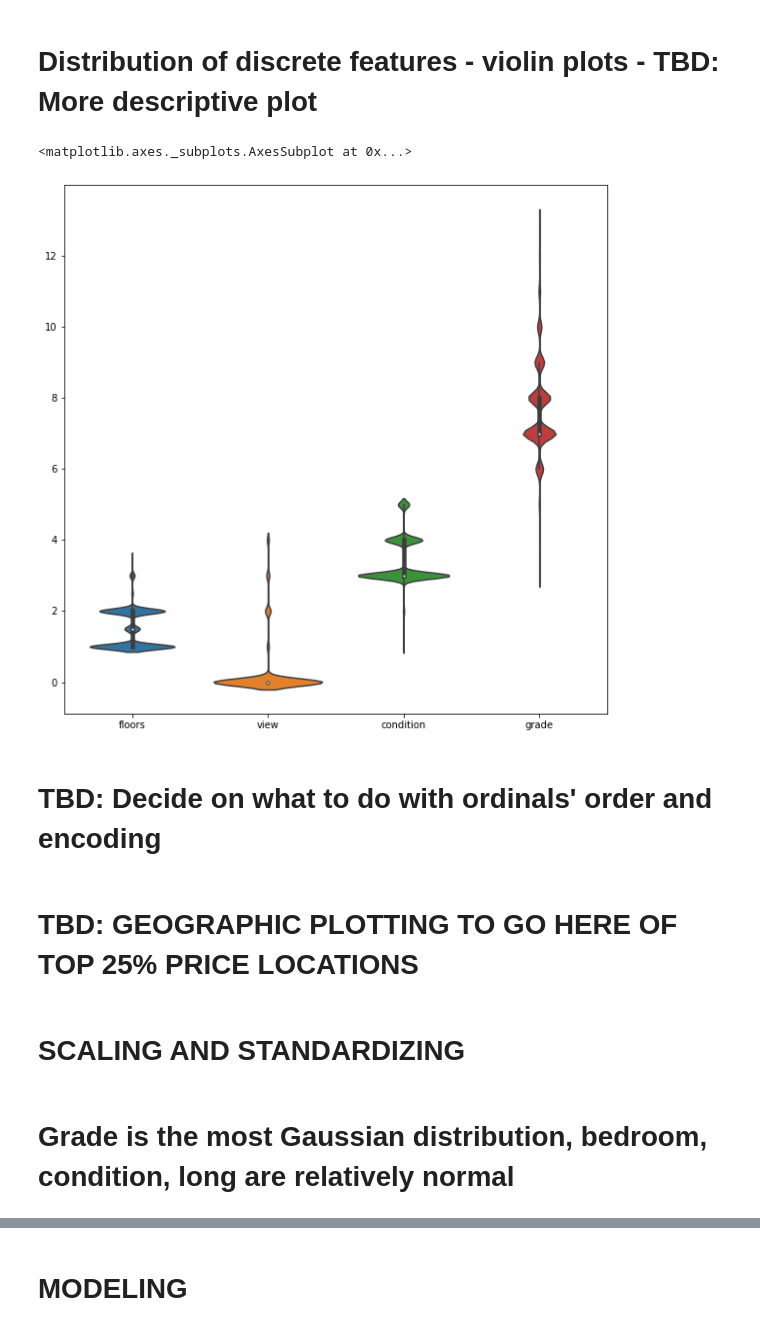
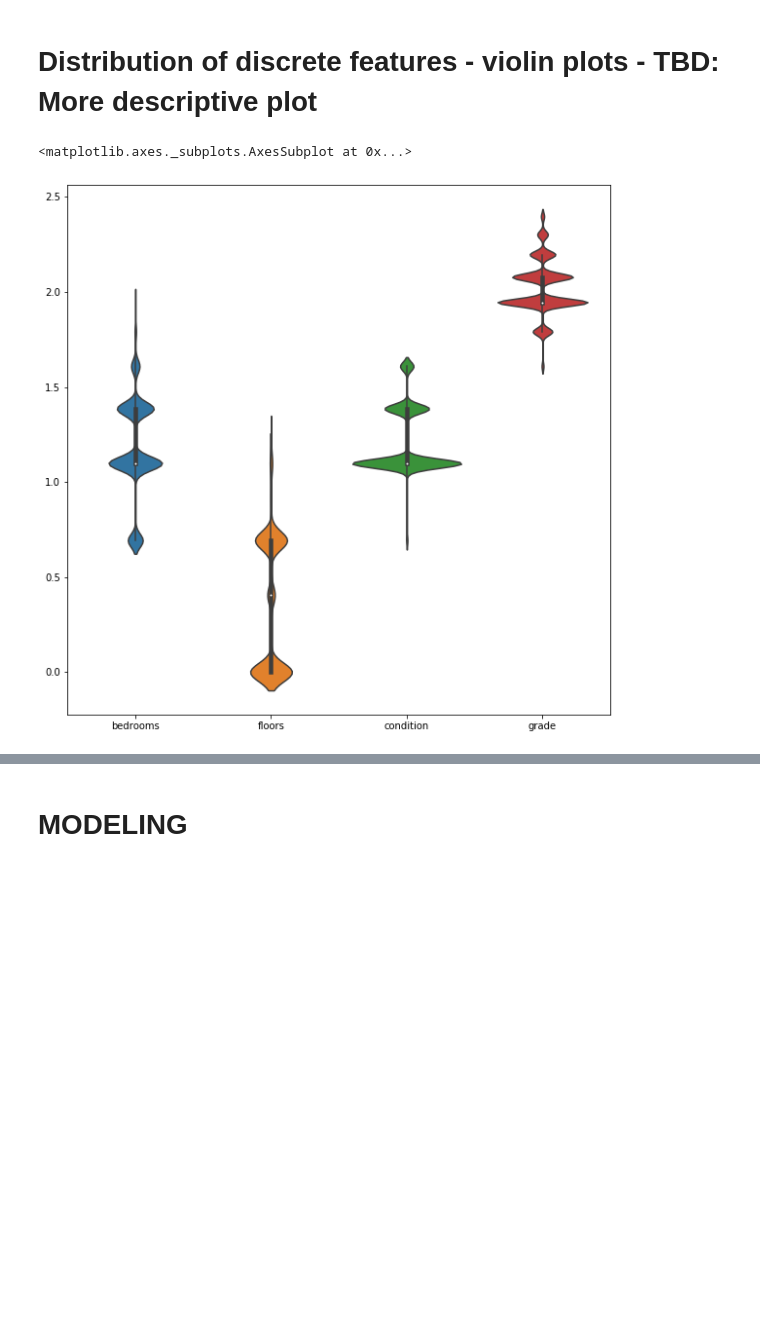
Before and after one commit to MichaelBurak/mrburakproj1, a Jupyter notebook: mrburakproj1.ipynb, the cells around one changed output, grey strips where cells are left out. Saved outputs shown, nothing was run; the diff lists cells and outputs as text; code cells hidden in the pictures; blank space fills up the shorter version.

```diff
--- a/mrburakproj1.ipynb
+++ b/mrburakproj1.ipynb
@@ -340,3 +362,3 @@ sns.heatmap(df.corr(), cmap='coolwarm', annot=True);
 # %%
-df = df.drop(['bathrooms','sqft_living15', 'sqft_lot', 'sqft_above', 'sqft_lot15', 'date'], axis=1)
+df.drop(['sqft_living15', 'sqft_lot15','sqft_above'], axis=1,inplace=True)
 # %%
@@ -418,4 +410,0 @@ The feature zipcode has the unique values of [98178 98125 98028 98136 98074 9805
-# %%
-df.drop('zipcode', axis=1, inplace=True)
-
-df.head()
@@ -428,0 +411,3 @@ df.head()
+# %%
+z = np.abs(stats.zscore(df))
+print(z)
@@ -428,0 +426,4 @@ df.head()
+# %%
+df = df[(z < 3).all(axis=1)]
+
+len(df)
@@ -429,15 +448,9 @@ df.head()
 # %% [markdown]
 # Distribution of discrete features - violin plots - TBD: More descriptive plot
 # %%
-cat_feat = df[['floors', 'view', 'condition', 'grade']]
+cat_feat = df[['bedrooms','floors','condition','grade']]
 plt.figure(figsize=(10,10))
 sns.violinplot(data=cat_feat)
 # %% [output]
 <matplotlib.axes._subplots.AxesSubplot at 0x...>
-[figure, old version]
+[figure, new version]
-# %% [markdown]
-# TBD: Decide on what to do with ordinals' order and encoding
-# %% [markdown]
-# TBD: GEOGRAPHIC PLOTTING TO GO HERE OF TOP 25% PRICE LOCATIONS
-# %% [markdown]
-# SCALING AND STANDARDIZING
@@ -461,2 +456,0 @@ def diagnostic_plots(df, variable):
-# %% [markdown]
-# Grade is the most Gaussian distribution, bedroom, condition, long are relatively normal
```
Also changed, not shown: parts of 89 cells of this notebook.
